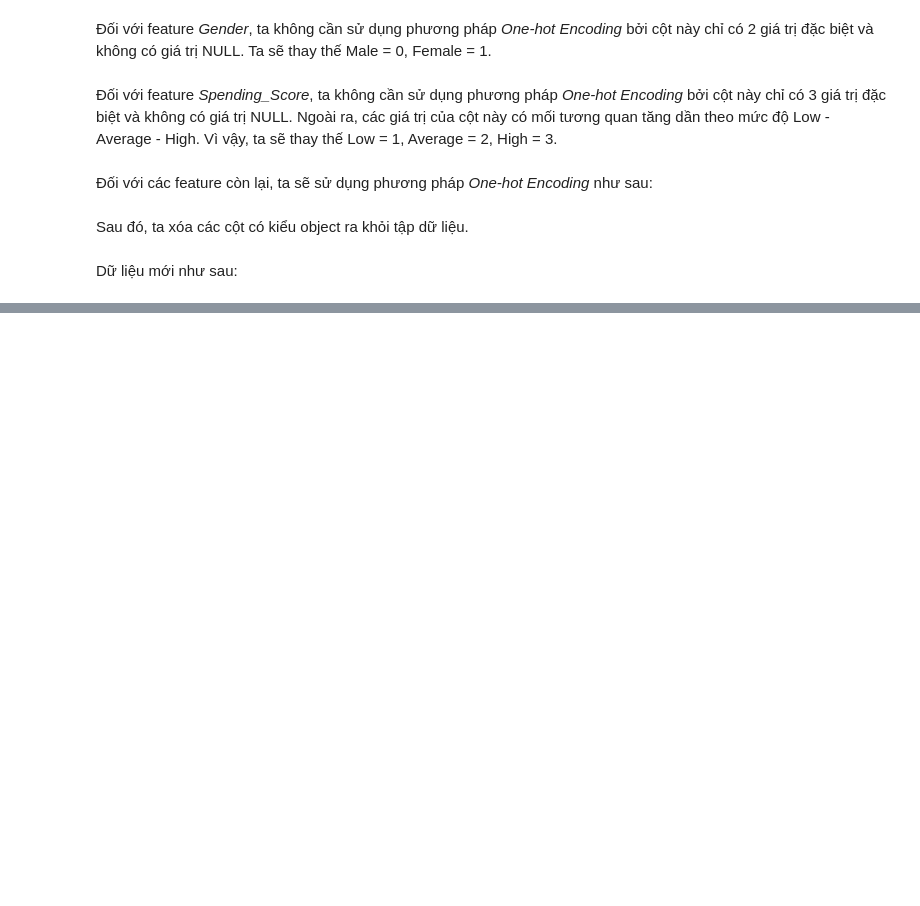
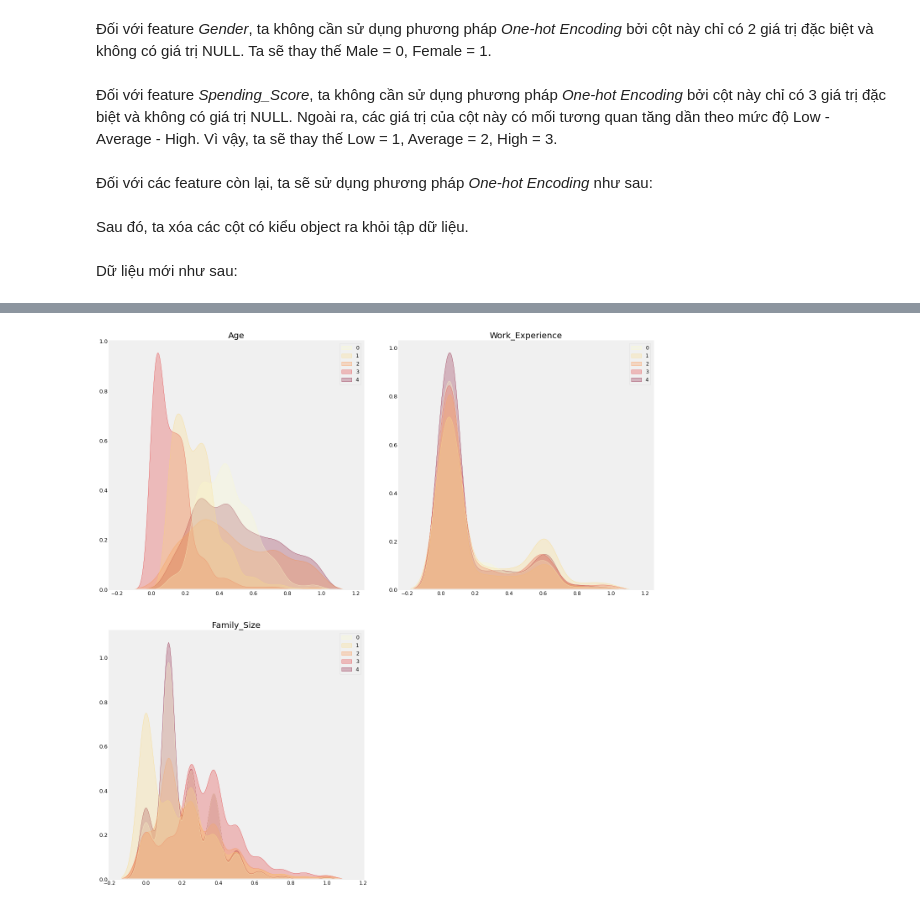
Before and after one commit to NDuyUyen/Customer_Segmentation, a Jupyter notebook: Customer_Clustering.ipynb, the cells around one changed output, grey strips where cells are left out. Saved outputs shown, nothing was run; the diff lists cells and outputs as text; code cells hidden in the pictures; blank space fills up the shorter version.

```diff
--- a/Customer_Clustering.ipynb
+++ b/Customer_Clustering.ipynb
@@ -428,0 +513,18 @@ sns.heatmap(round(correlations,2), cmap='vlag', annot=True,
+# %%
+fig, ax = plt.subplots(figsize =(20, 20))
+fig.patch.set_facecolor('white')
+mpl.rcParams['font.family'] = 'DejaVu Sans'
+mpl.rcParams['font.size'] = 12
+
+for i in (enumerate(numeric)):
+    plt.subplot(2, 2, i[0]+1)
+    sns.kdeplot(x = i[1], data = data, palette = "YlOrRd", fill=True, hue = ymeans)
+    plt.xlabel('')
+    plt.ylabel('')
+    plt.yticks(fontsize=13, color='black')
+    # plt.box(False)
+    plt.title(i[1], fontsize=20, color='black')
+    plt.tight_layout(pad=5.0)
+    plt.grid(b=None)
+# %% [output]
+[figure, added]
```
Also changed, not shown: parts of 23 cells of this notebook.
